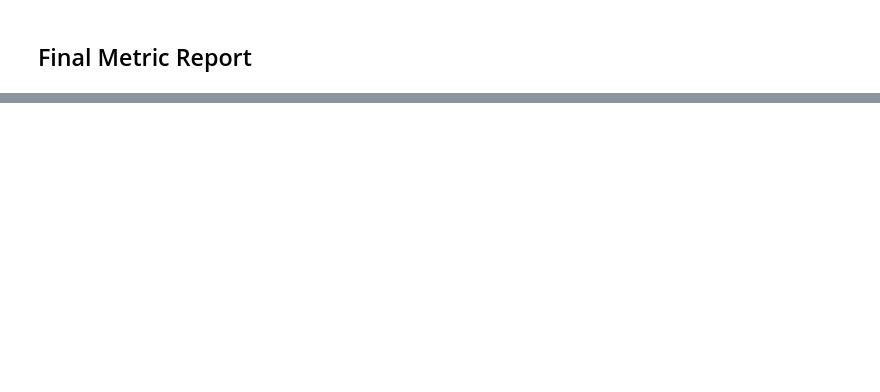
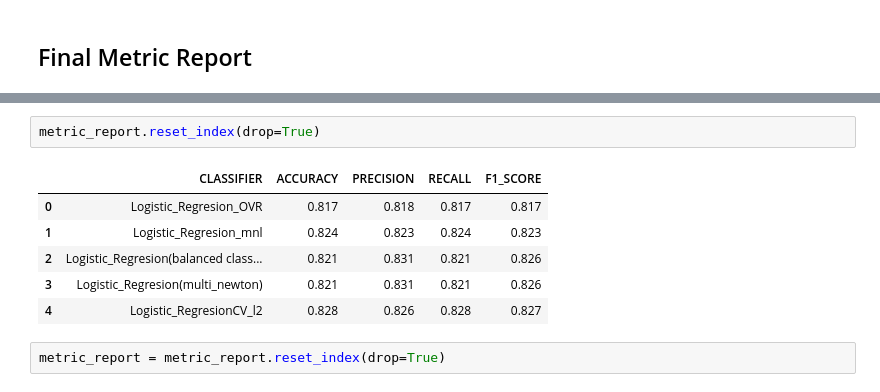
Before and after one commit to HamoyeHQ/11-financial-products, a Jupyter notebook: model/Final_ML_baselines.ipynb, the cells around one changed output, grey strips where cells are left out. Saved outputs shown, nothing was run; the diff lists cells and outputs as text; blank space fills up the shorter version.

```diff
--- a/model/Final_ML_baselines.ipynb
+++ b/model/Final_ML_baselines.ipynb
@@ -291,0 +323,11 @@ metric_report
+# %%
+metric_report.reset_index(drop=True)
+# %% [output]
+|  | CLASSIFIER | ACCURACY | PRECISION | RECALL | F1_SCORE |
+| 0 | Logistic_Regresion_OVR | 0.817 | 0.818 | 0.817 | 0.817 |
+| 1 | Logistic_Regresion_mnl | 0.824 | 0.823 | 0.824 | 0.823 |
+| 2 | Logistic_Regresion(balanced class... | 0.821 | 0.831 | 0.821 | 0.826 |
+| 3 | Logistic_Regresion(multi_newton) | 0.821 | 0.831 | 0.821 | 0.826 |
+| 4 | Logistic_RegresionCV_l2 | 0.828 | 0.826 | 0.828 | 0.827 |
+# %%
+metric_report = metric_report.reset_index(drop=True)
```
Also changed, not shown: parts of 6 cells of this notebook.
